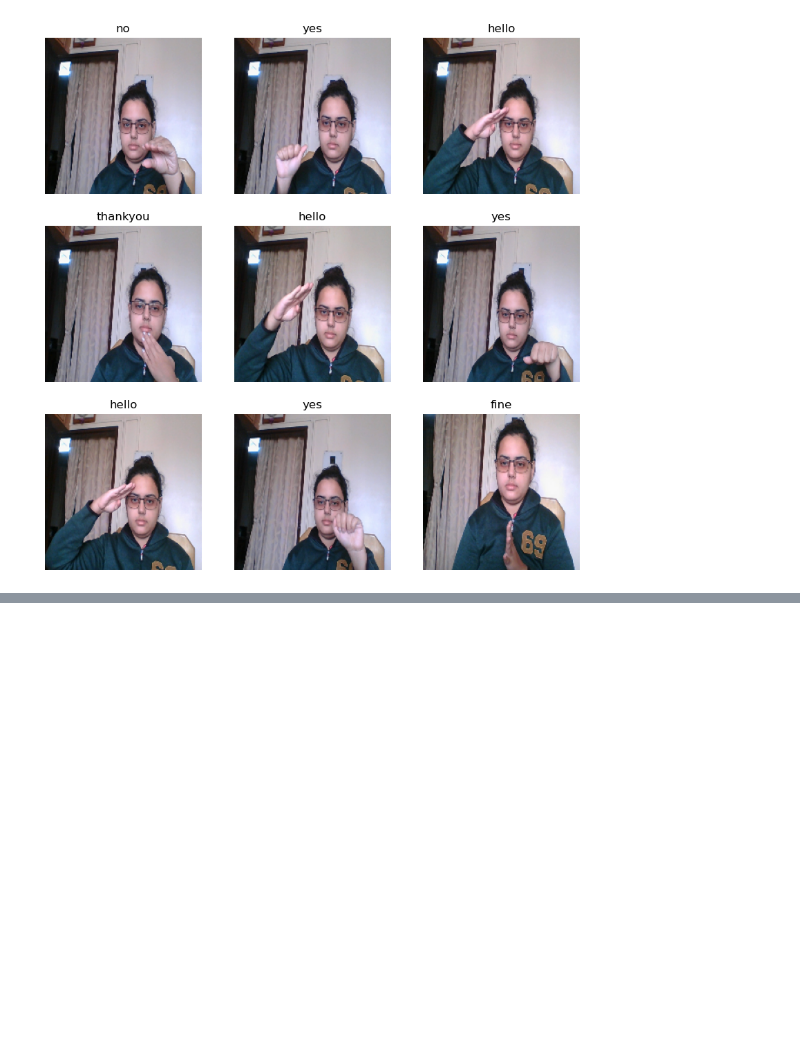
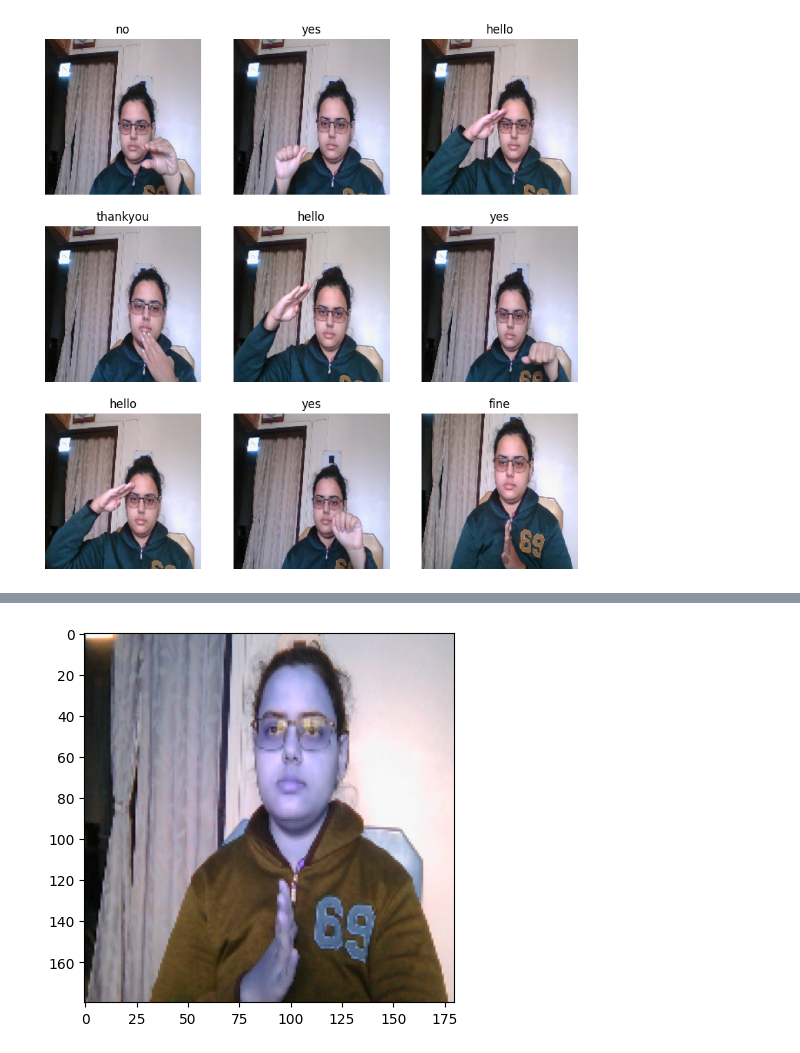
Before and after one commit to SHAIMA-HAQUE/ASL_SIGNS, a Jupyter notebook: dataset.ipynb, the cells around one changed output, grey strips where cells are left out. Cells and saved outputs as stored; diff of their text form; code cells hidden in the pictures; blank space fills up the shorter version.

```diff
--- a/dataset.ipynb
+++ b/dataset.ipynb
@@ -161,0 +187,6 @@ plt.legend(loc='lower right')
+# %%
+resize = tf.image.resize(img, (180,180))
+plt.imshow(resize.numpy().astype(int))
+plt.show()
+# %% [output]
+[figure, added]
```
Also changed, not shown: parts of 19 cells of this notebook, 3 other files.
